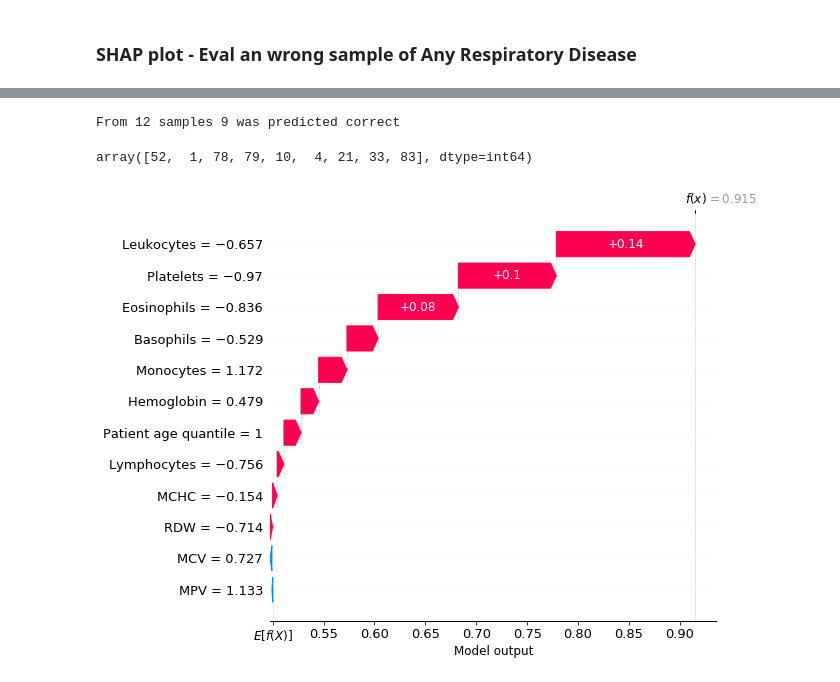
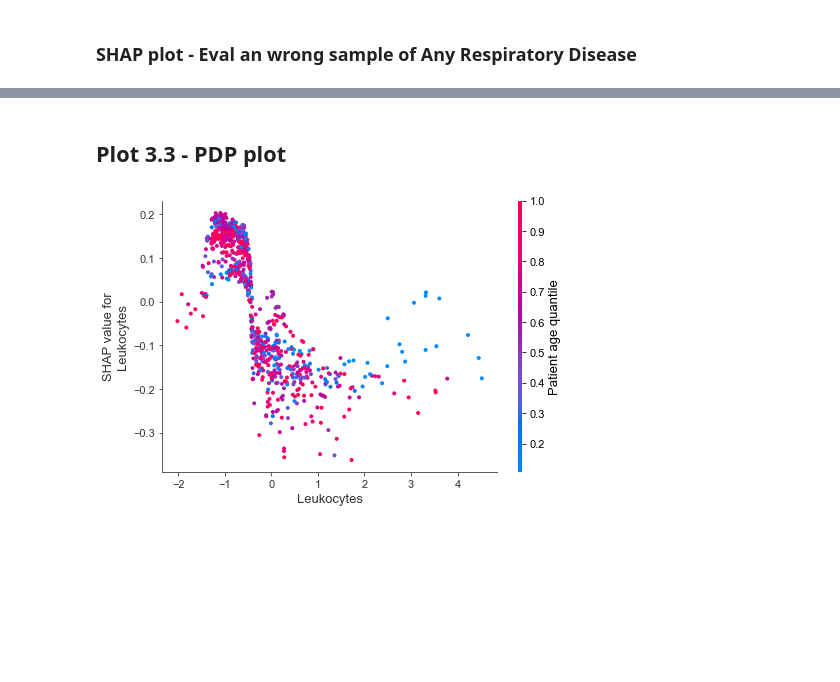
Before and after one commit to KaikeWesleyReis/paper-code-for-explainable-AI-in-COVID-prediction, a Jupyter notebook: 4_qualitative_analysis.ipynb, the cells around one changed output, grey strips where cells are left out. Saved outputs shown, nothing was run; the diff lists cells and outputs as text; code cells hidden in the pictures; blank space fills up the shorter version.

```diff
--- a/4_qualitative_analysis.ipynb
+++ b/4_qualitative_analysis.ipynb
@@ -263,5 +208,0 @@ idx = (y_pred == np.array(y_test['COVID-19 Exam result']))&(np.array(y_test['COV
-# %%
-# Samples size
-print('From',sum(np.array(y_test['COVID-19 Exam result'])==1),'samples',sum(idx),'was predicted correct')
-# %% [output]
-From 12 samples 9 was predicted correct
@@ -274,13 +209,7 @@ idx_sample = resample(np.array(sample_positive.index), replace=False, n_samples=
-# %%
-idx_sample
-# %% [output]
-array([52,  1, 78, 79, 10,  4, 21, 33, 83], dtype=int64)
-# %%
-# Define IDX
-IDX = idx_sample[0]
-# Calculate SHAP for positive sample selected randomly
-shap_values = explainer.shap_values(sample_positive.loc[IDX,:])
-# Plot SHAP
-shap.waterfall_plot(expected_value[1],shap_values[1],sample_positive.loc[IDX,:], max_display=15)
-# %% [output]
-[figure, removed]
+# %% [markdown]
+## Plot 3.3 - PDP plot
+# %%
+# create a dependence plot to show the effect of a single feature across the whole dataset
+shap.dependence_plot("Leukocytes", shap_values_train[1], x_train, interaction_index='Patient age quantile')
+# %% [output]
+[figure, added]
```
Also changed, not shown: parts of 33 cells of this notebook, 4 other files.
